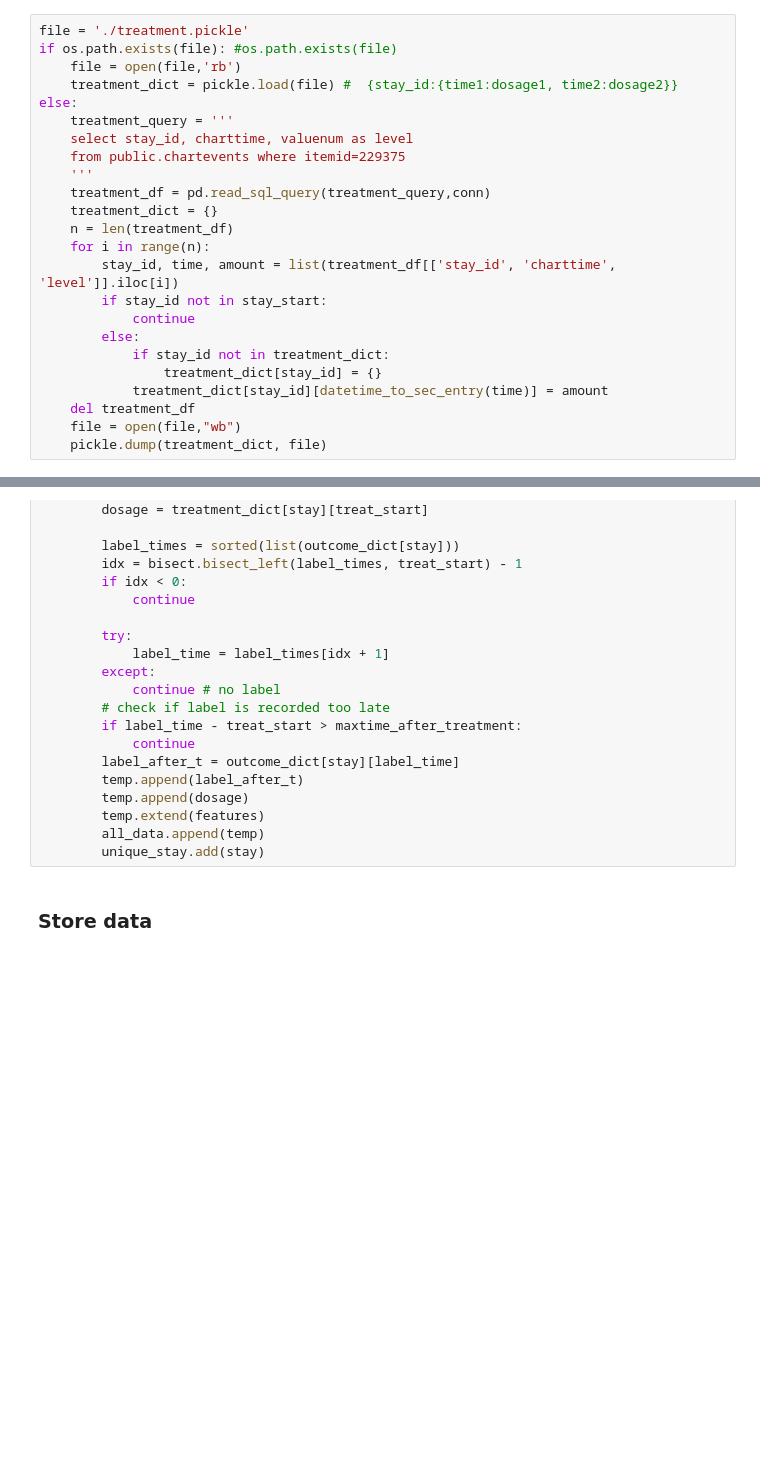
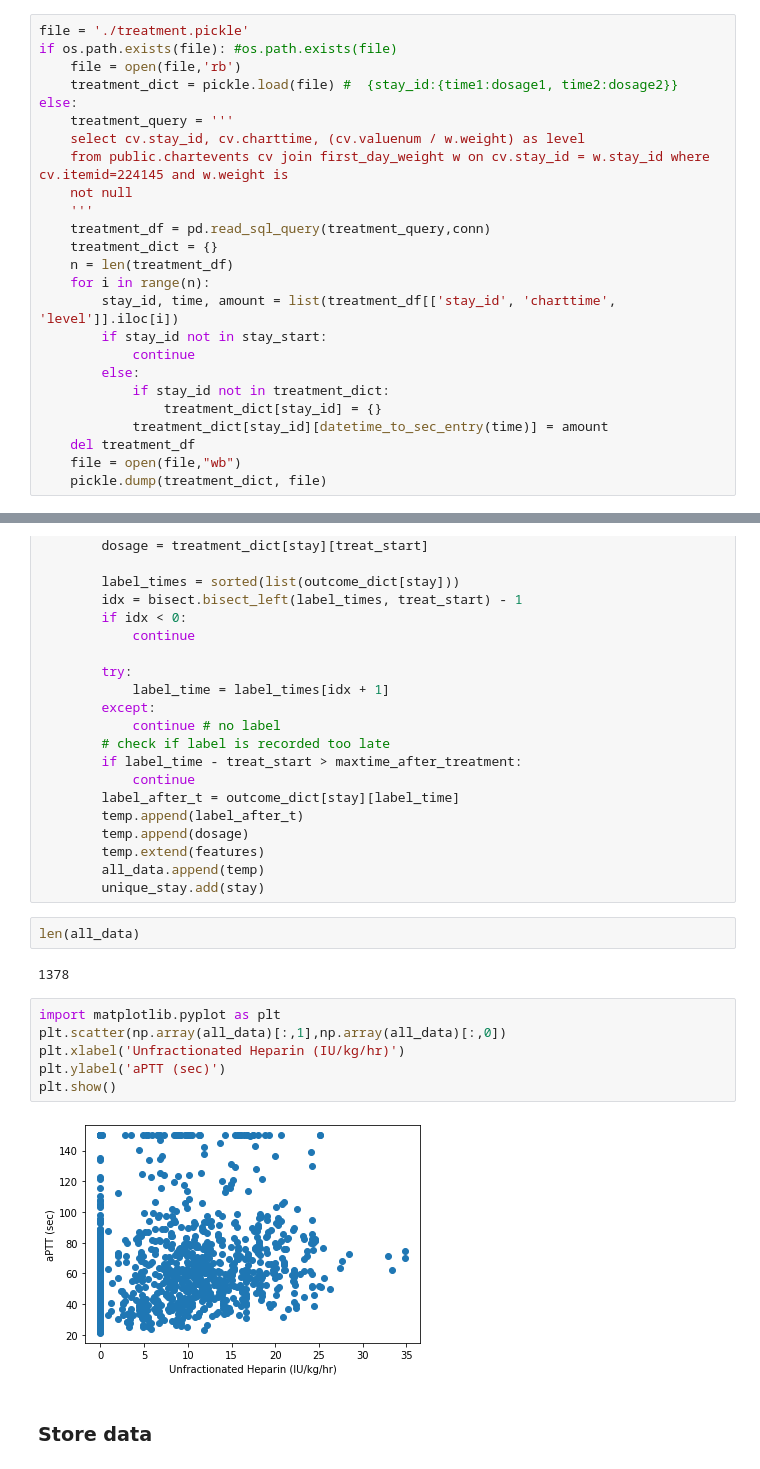
Before and after one commit to FeilongWu/Unbiased-Treatment-Effect-Estimation, a Jupyter notebook: E2LC/data_preparation/MIMICIV-coag/MIMICIV_coag.ipynb, the cells around one changed output, grey strips where cells are left out. Drawn from its saved outputs; the diff is of its cells as text; blank space fills up the shorter version.

```diff
--- a/E2LC/data_preparation/MIMICIV-coag/MIMICIV_coag.ipynb
+++ b/E2LC/data_preparation/MIMICIV-coag/MIMICIV_coag.ipynb
@@ -325,8 +325,9 @@ if os.path.exists(file): #os.path.exists(file)
     treatment_dict = pickle.load(file) #  {stay_id:{time1:dosage1, time2:dosage2}}
 else:
     treatment_query = '''
-    select stay_id, charttime, valuenum as level
-    from public.chartevents where itemid=229375
+    select cv.stay_id, cv.charttime, (cv.valuenum / w.weight) as level
+    from public.chartevents cv join first_day_weight w on cv.stay_id = w.stay_id where cv.itemid=224145 and w.weight is
+    not null
     '''
     treatment_df = pd.read_sql_query(treatment_query,conn)
     treatment_dict = {}
@@ -414,6 +413,18 @@ for stay in treatment_dict:
         temp.extend(features)
         all_data.append(temp)
         unique_stay.add(stay)
+# %%
+len(all_data)
+# %% [output]
+1378
+# %%
+import matplotlib.pyplot as plt
+plt.scatter(np.array(all_data)[:,1],np.array(all_data)[:,0])
+plt.xlabel('Unfractionated Heparin (IU/kg/hr)')
+plt.ylabel('aPTT (sec)')
+plt.show()
+# %% [output]
+[figure, added]
 # %% [markdown]
 ### Store data
 # %%
```
Also changed, not shown: parts of 2 cells of this notebook, 2 other files.
